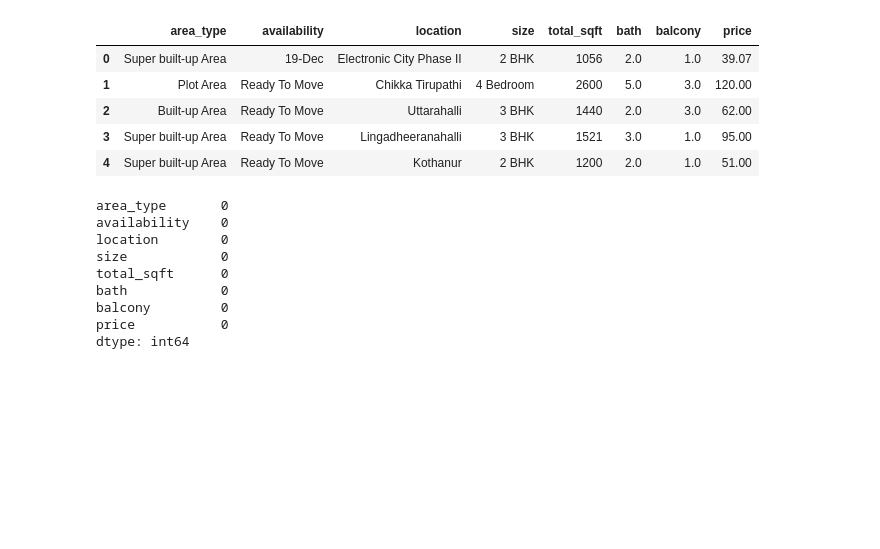
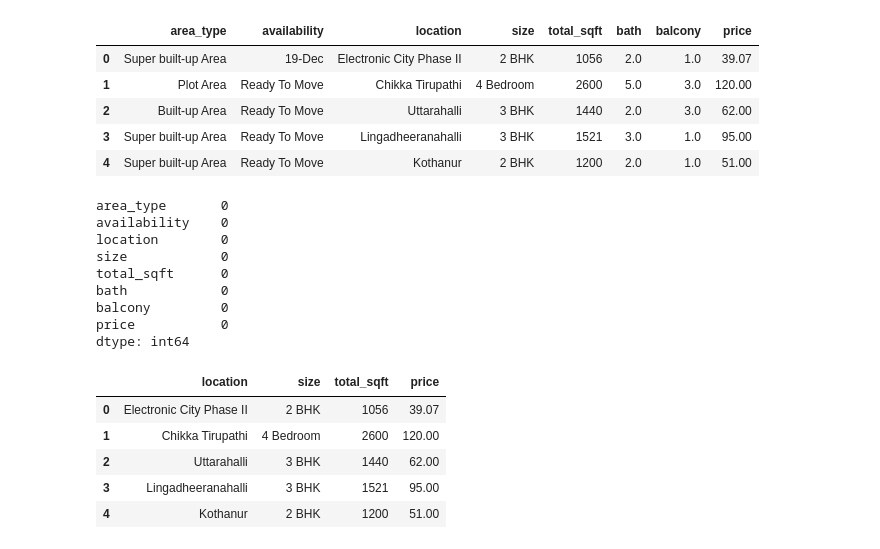
Before and after one commit to Aashish123-aikki/MachineLearning, a Jupyter notebook: RealEstate_Prediction.ipynb, the cells around one changed output. Saved outputs shown, nothing was run; the diff lists cells and outputs as text; code cells hidden in the pictures; blank space fills up the shorter version.

```diff
--- a/RealEstate_Prediction.ipynb
+++ b/RealEstate_Prediction.ipynb
@@ -39,0 +42,9 @@ dtype: int64
+# %%
+df3.head()
+# %% [output]
+|  | location | size | total_sqft | price |
+| 0 | Electronic City Phase II | 2 BHK | 1056 | 39.07 |
+| 1 | Chikka Tirupathi | 4 Bedroom | 2600 | 120.00 |
+| 2 | Uttarahalli | 3 BHK | 1440 | 62.00 |
+| 3 | Lingadheeranahalli | 3 BHK | 1521 | 95.00 |
+| 4 | Kothanur | 2 BHK | 1200 | 51.00 |
```
Also changed, not shown: parts of 12 cells of this notebook.
